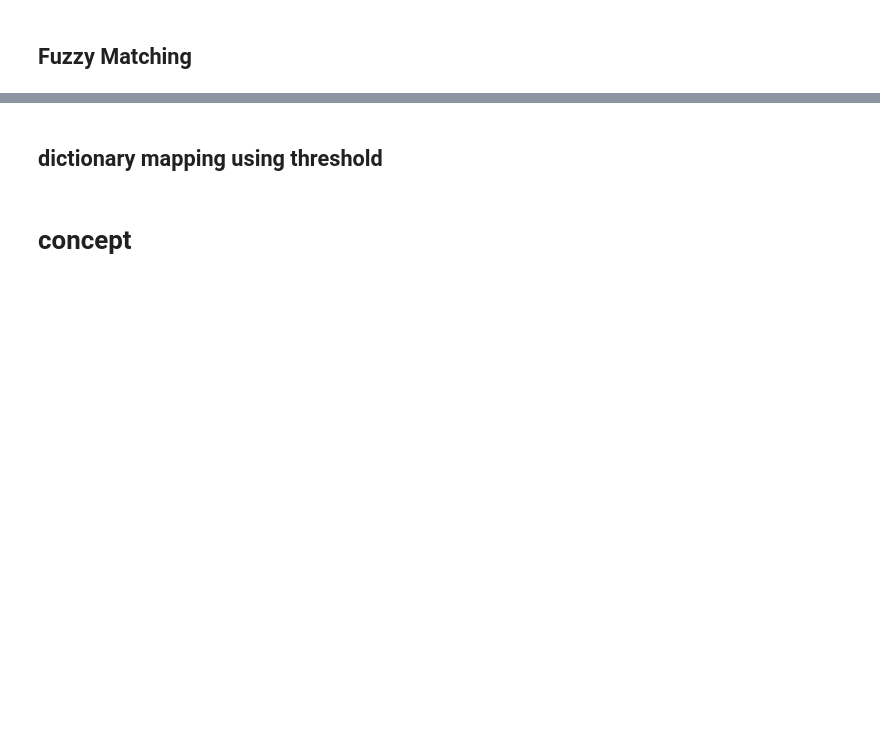
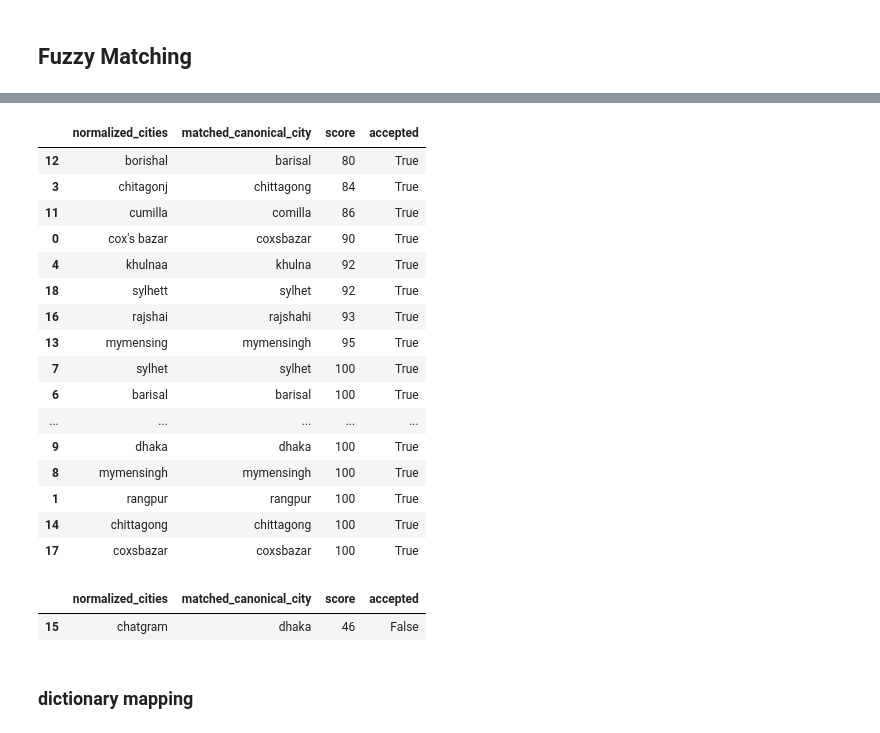
Before and after one commit to jihad-islam/Learning-ML, a Jupyter notebook: 6.Data_Cleaning/5.inconsistent_data_entry.ipynb, the cells around one changed output, grey strips where cells are left out. Saved outputs shown, nothing was run; the diff lists cells and outputs as text; code cells hidden in the pictures; blank space fills up the shorter version.

```diff
--- a/6.Data_Cleaning/5.inconsistent_data_entry.ipynb
+++ b/6.Data_Cleaning/5.inconsistent_data_entry.ipynb
@@ -158,4 +281,34 @@ print(df['city'].unique())
+# %%
+# paired_cities_df e jara true(threshold >= 70) tader ke accepted matches e rakhbo.
+# ami dataframe ke store kortesi accepted_matches e. tai accepted_matches ow datafram ei hobe. alada kore dataframe bananor dorkar nai.
+accepted_matches = paired_cities_df[ paired_cities_df['accepted'] ].copy()
+
+accepted_matches.sort_values( by='score', ascending=True )
+# %% [output]
+|  | normalized_cities | matched_canonical_city | score | accepted |
+| 12 | borishal | barisal | 80 | True |
+| 3 | chitagonj | chittagong | 84 | True |
+| 11 | cumilla | comilla | 86 | True |
+| 0 | cox's bazar | coxsbazar | 90 | True |
+| 4 | khulnaa | khulna | 92 | True |
+| 18 | sylhett | sylhet | 92 | True |
+| 16 | rajshai | rajshahi | 93 | True |
+| 13 | mymensing | mymensingh | 95 | True |
+| 7 | sylhet | sylhet | 100 | True |
+| 6 | barisal | barisal | 100 | True |
+| ... | ... | ... | ... | ... |
+| 9 | dhaka | dhaka | 100 | True |
+| 8 | mymensingh | mymensingh | 100 | True |
+| 1 | rangpur | rangpur | 100 | True |
+| 14 | chittagong | chittagong | 100 | True |
+| 17 | coxsbazar | coxsbazar | 100 | True |
+# %%
+# jader threshold score 70 er kom tader ke alada kore review_required e rakhlam.
+review_required = paired_cities_df[ paired_cities_df['score'] < threshold ].copy()
+
+review_required.sort_values( by='score', ascending=True )
+# %% [output]
+|  | normalized_cities | matched_canonical_city | score | accepted |
+| 15 | chatgram | dhaka | 46 | False |
 # %% [markdown]
-## dictionary mapping using threshold
+### dictionary mapping
-# %% [markdown]
-# concept
```
Also changed, not shown: parts of 43 cells of this notebook, 3 other files.
